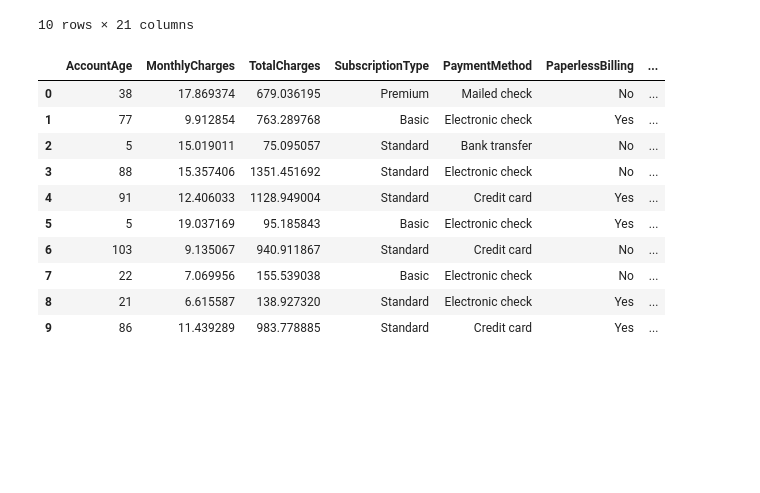
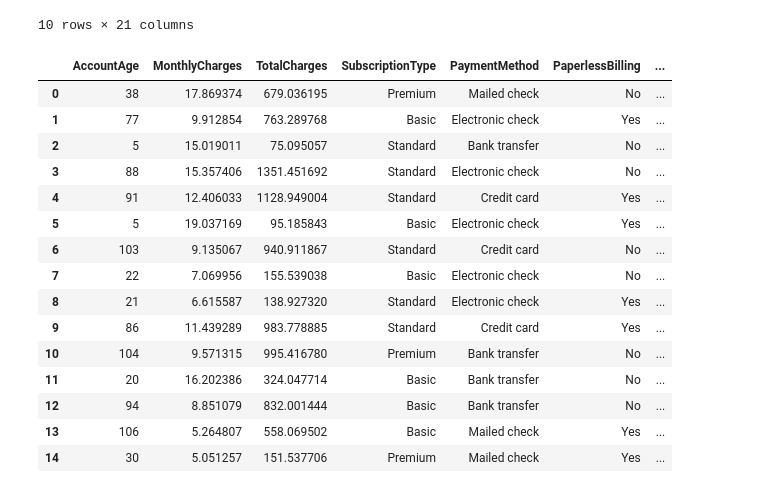
Before and after one commit to BVR198/Data-Science-Challenge, a Jupyter notebook: Customer Churn.ipynb, the cells around one changed output. Saved outputs shown, nothing was run; the diff lists cells and outputs as text; code cells hidden in the pictures; blank space fills up the shorter version.

```diff
--- a/Customer Churn.ipynb
+++ b/Customer Churn.ipynb
@@ -39,16 +39,21 @@ x_train.head(10)
 10 rows × 21 columns
 # %%
 y_test = pd.read_csv("test.csv")
-y_test.head(10)
+y_test.head(15)
 # %% [output]
 |  | AccountAge | MonthlyCharges | TotalCharges | SubscriptionType | PaymentMethod | PaperlessBilling | ... |
 | 0 | 38 | 17.869374 | 679.036195 | Premium | Mailed check | No | ... |
 | 1 | 77 | 9.912854 | 763.289768 | Basic | Electronic check | Yes | ... |
 | 2 | 5 | 15.019011 | 75.095057 | Standard | Bank transfer | No | ... |
 | 3 | 88 | 15.357406 | 1351.451692 | Standard | Electronic check | No | ... |
 | 4 | 91 | 12.406033 | 1128.949004 | Standard | Credit card | Yes | ... |
 | 5 | 5 | 19.037169 | 95.185843 | Basic | Electronic check | Yes | ... |
 | 6 | 103 | 9.135067 | 940.911867 | Standard | Credit card | No | ... |
 | 7 | 22 | 7.069956 | 155.539038 | Basic | Electronic check | No | ... |
 | 8 | 21 | 6.615587 | 138.927320 | Standard | Electronic check | Yes | ... |
 | 9 | 86 | 11.439289 | 983.778885 | Standard | Credit card | Yes | ... |
+| 10 | 104 | 9.571315 | 995.416780 | Premium | Bank transfer | No | ... |
+| 11 | 20 | 16.202386 | 324.047714 | Basic | Bank transfer | No | ... |
+| 12 | 94 | 8.851079 | 832.001444 | Basic | Bank transfer | No | ... |
+| 13 | 106 | 5.264807 | 558.069502 | Basic | Mailed check | Yes | ... |
+| 14 | 30 | 5.051257 | 151.537706 | Premium | Mailed check | Yes | ... |
```
